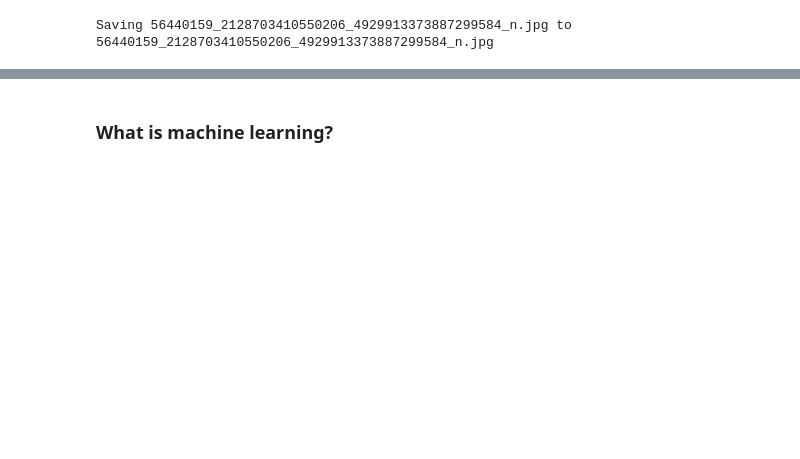
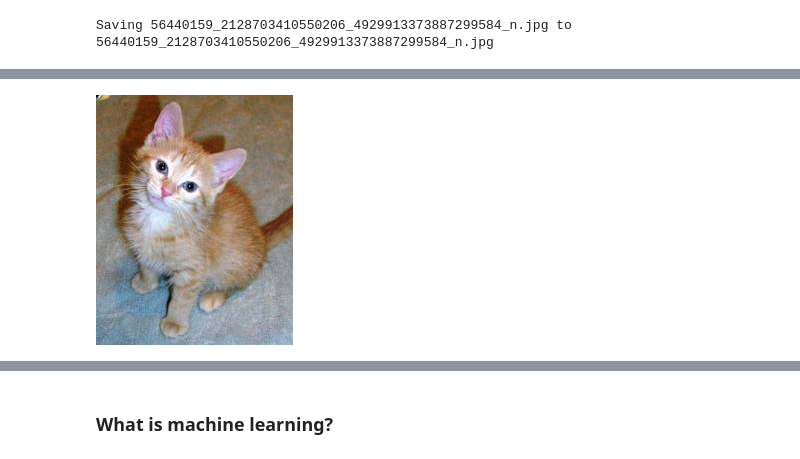
Before and after one commit to DineshChauhan/course-v4, a Jupyter notebook: nbs/01_intro_colab.ipynb, the cells around one changed output, grey strips where cells are left out. Saved outputs shown, nothing was run; the diff lists cells and outputs as text; code cells hidden in the pictures; blank space fills up the shorter version.

```diff
--- a/nbs/01_intro_colab.ipynb
+++ b/nbs/01_intro_colab.ipynb
@@ -186,3 +113,7 @@ Probability it's a cat: 0.999889
+# %%
+img
+# %% [output]
+[figure, added]
 # %%
 #hide
 # For the book, we can't actually click an upload button, so we fake it
```
Also changed, not shown: parts of 21 cells of this notebook.
